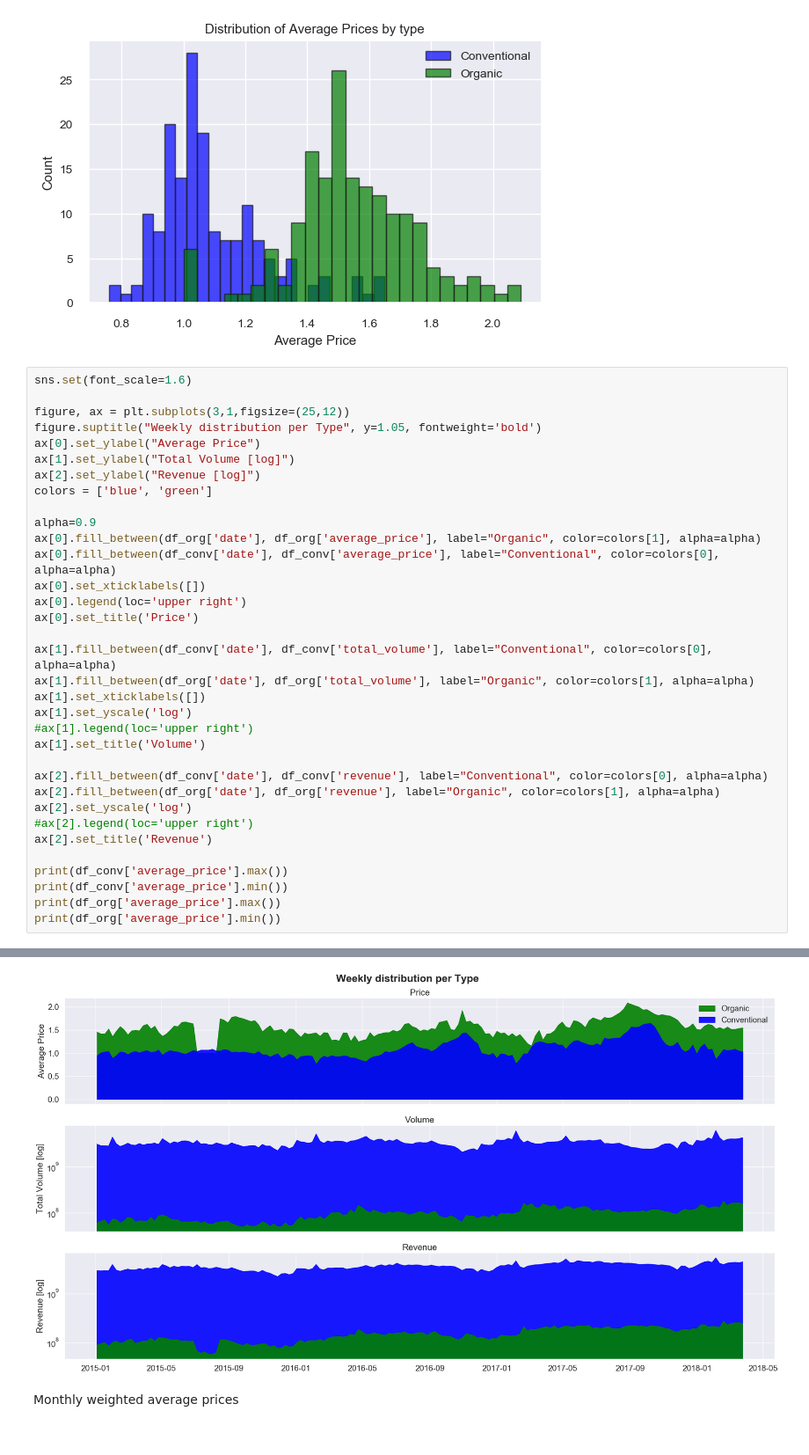
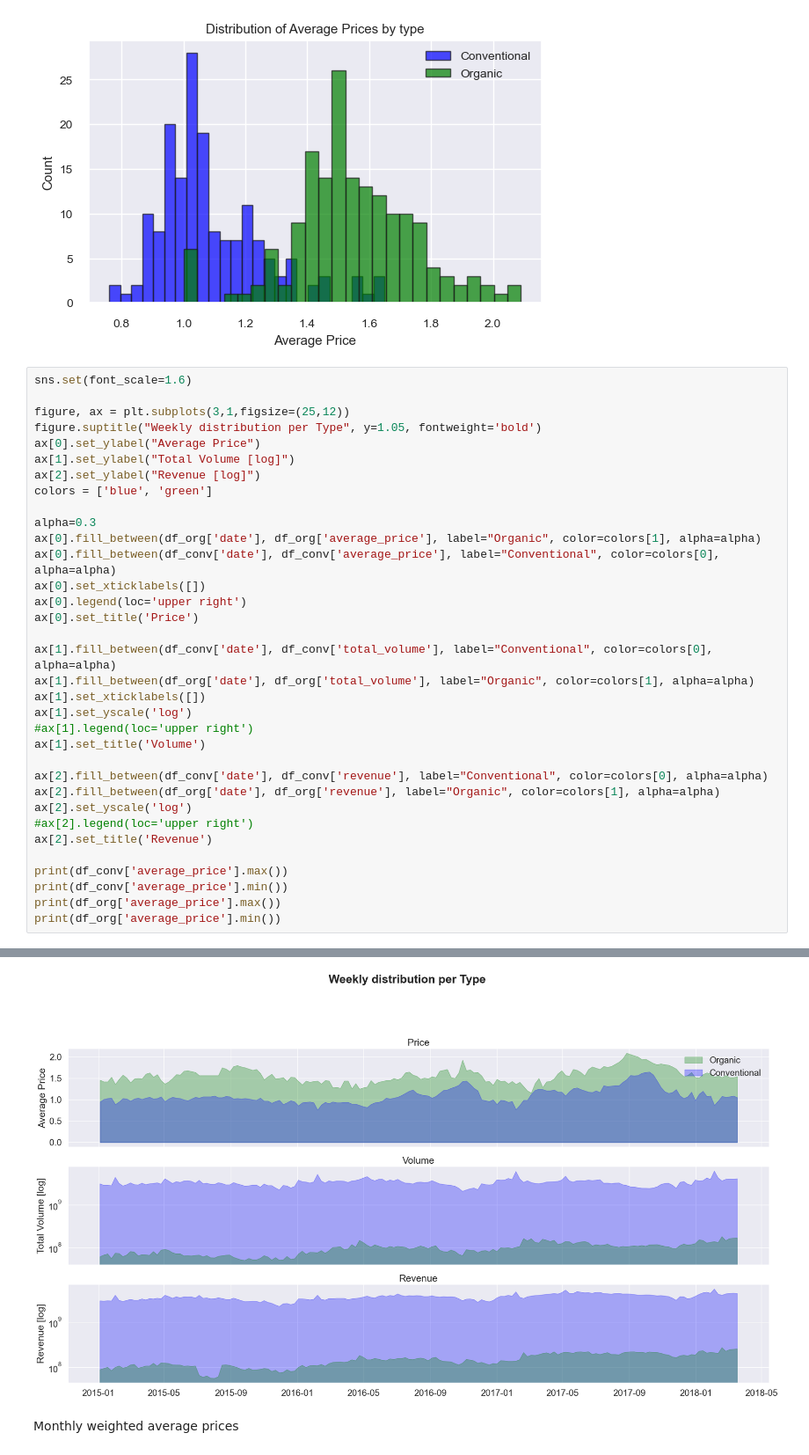
Before and after one commit to marcelomoraiscloser/apple_price, a Jupyter notebook: ApplePricePredictor.ipynb, the cells around one changed output, grey strips where cells are left out. Shown at 88% size. Cells and saved outputs as stored; diff of their text form.

```diff
--- a/ApplePricePredictor.ipynb
+++ b/ApplePricePredictor.ipynb
@@ -297,7 +297,7 @@ ax[1].set_ylabel("Total Volume [log]")
 ax[2].set_ylabel("Revenue [log]")
 colors = ['blue', 'green']
 
-alpha=0.9
+alpha=0.3
 ax[0].fill_between(df_org['date'], df_org['average_price'], label="Organic", color=colors[1], alpha=alpha)
 ax[0].fill_between(df_conv['date'], df_conv['average_price'], label="Conventional", color=colors[0], alpha=alpha)
 ax[0].set_xticklabels([])
@@ -329,4 +329,4 @@ print(df_org['average_price'].min())
-[figure, old version]
+[figure, new version]
 # %% [markdown]
 Monthly weighted average prices
 # %%
```
Also changed, not shown: parts of 37 cells of this notebook.
